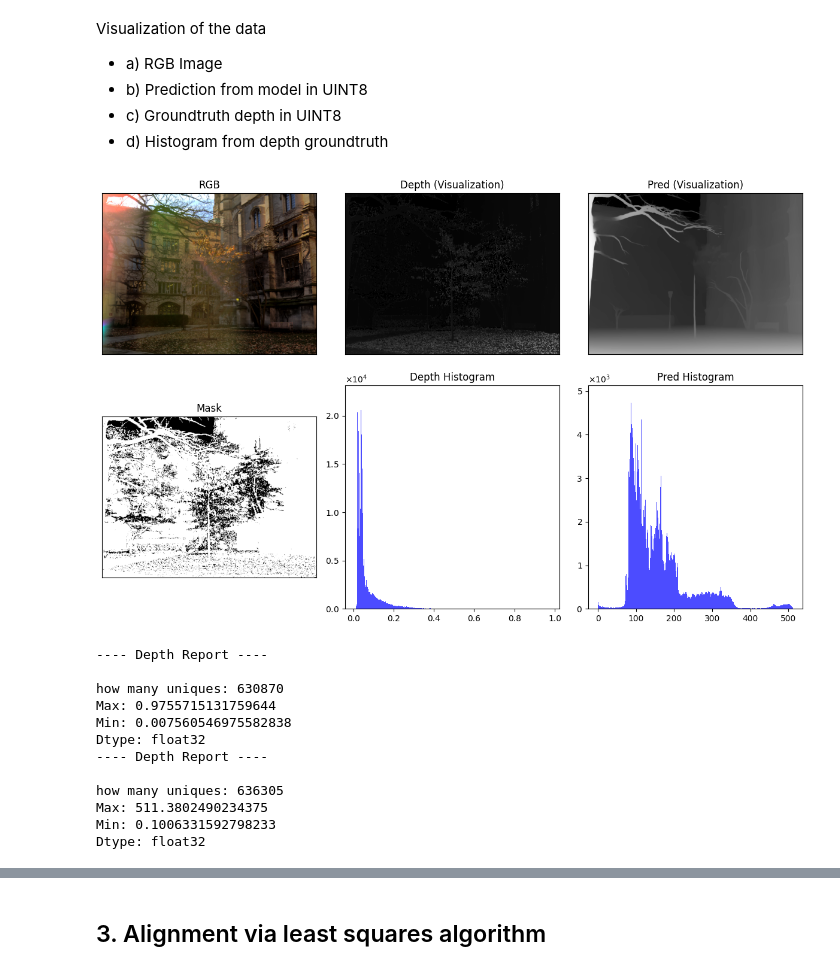
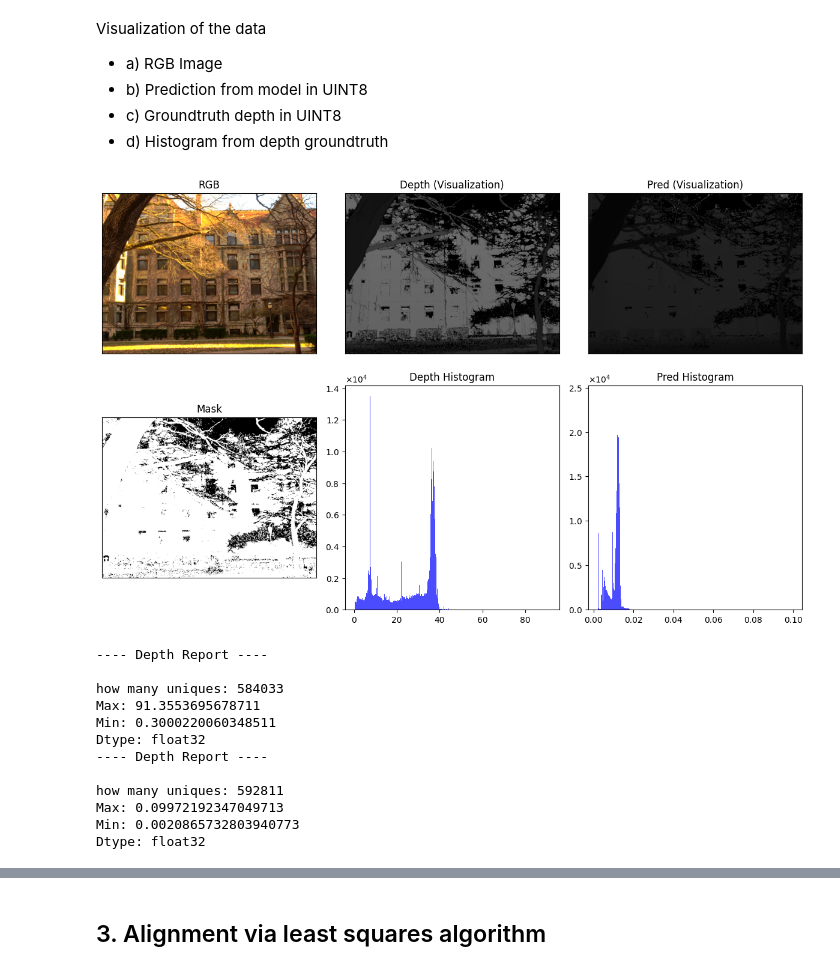
Before and after one commit to gkmocastro/depth-metrics-pavic, a Jupyter notebook: metrics.ipynb, the cells around one changed output, grey strips where cells are left out. Drawn from its saved outputs; the diff is of its cells as text; code cells hidden in the pictures.

```diff
--- a/metrics.ipynb
+++ b/metrics.ipynb
@@ -49,7 +49,7 @@ len(filenames_preds_indoor)
 # %% [output]
 771
 # %%
-index = 499
+index = 585
 pred_diode = np.load(filenames_preds_indoor[index])
 groundtruth = np.squeeze(np.load(filenames_depth[index]))
 rgb = np.array(Image.open(filenames_img[index]))
@@ -59,7 +59,7 @@ mask = np.load(filenames_mask[index]).reshape((H, W))
 ## 2. Pre Processing
 # %%
 mask_pred = np.ones_like(pred_diode)
-mask_pred[pred_diode < 1e-1] = 0
+mask_pred[pred_diode < 10] = 0
 
 mask_full = mask * mask_pred
 # %%
@@ -92,20 +92,20 @@ Visualization of the data
 - c) Groundtruth depth in UINT8
 - d) Histogram from depth groundtruth
 # %%
-depth_report(rgb, gt_disp_masked, pred_diode, mask=mask_full)
+depth_report(rgb, gt_depth_masked, pred_depth, mask=mask_full)
 # %% [output]
-[figure, old version]
+[figure, new version]
 ---- Depth Report ----
 
-how many uniques: 630870
-Max: 0.9755715131759644
-Min: 0.007560546975582838
+how many uniques: 584033
+Max: 91.3553695678711
+Min: 0.3000220060348511
 Dtype: float32
 ---- Depth Report ----
 
-how many uniques: 636305
-Max: 511.3802490234375
-Min: 0.1006331592798233
+how many uniques: 592811
+Max: 0.09972192347049713
+Min: 0.0020865732803940773
 Dtype: float32
 # %%
 depth_report(rgb, gt_depth_masked, pred_depth*mask_full,mask=mask_full, cap=True, uint=True)
```
Also changed, not shown: parts of 10 cells of this notebook, 3 other files.
